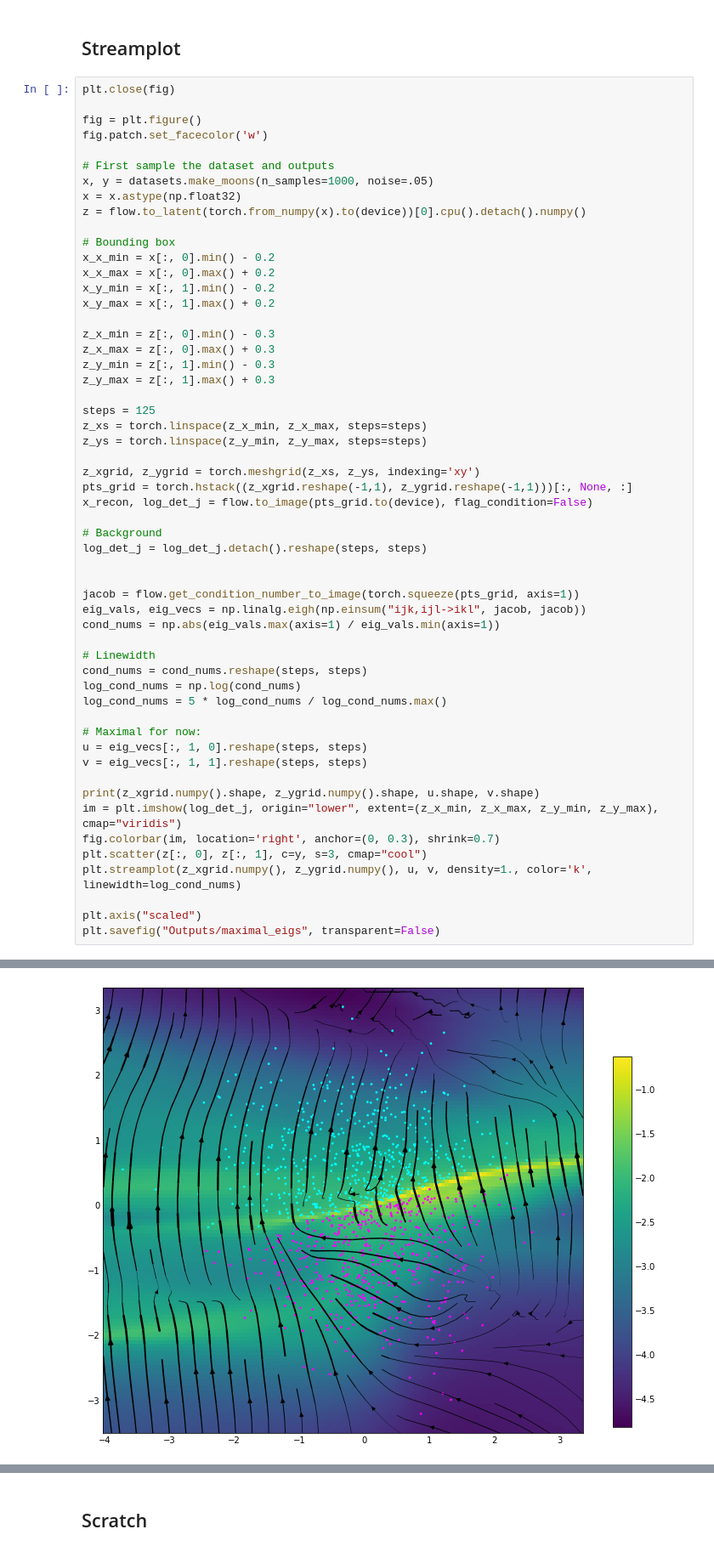
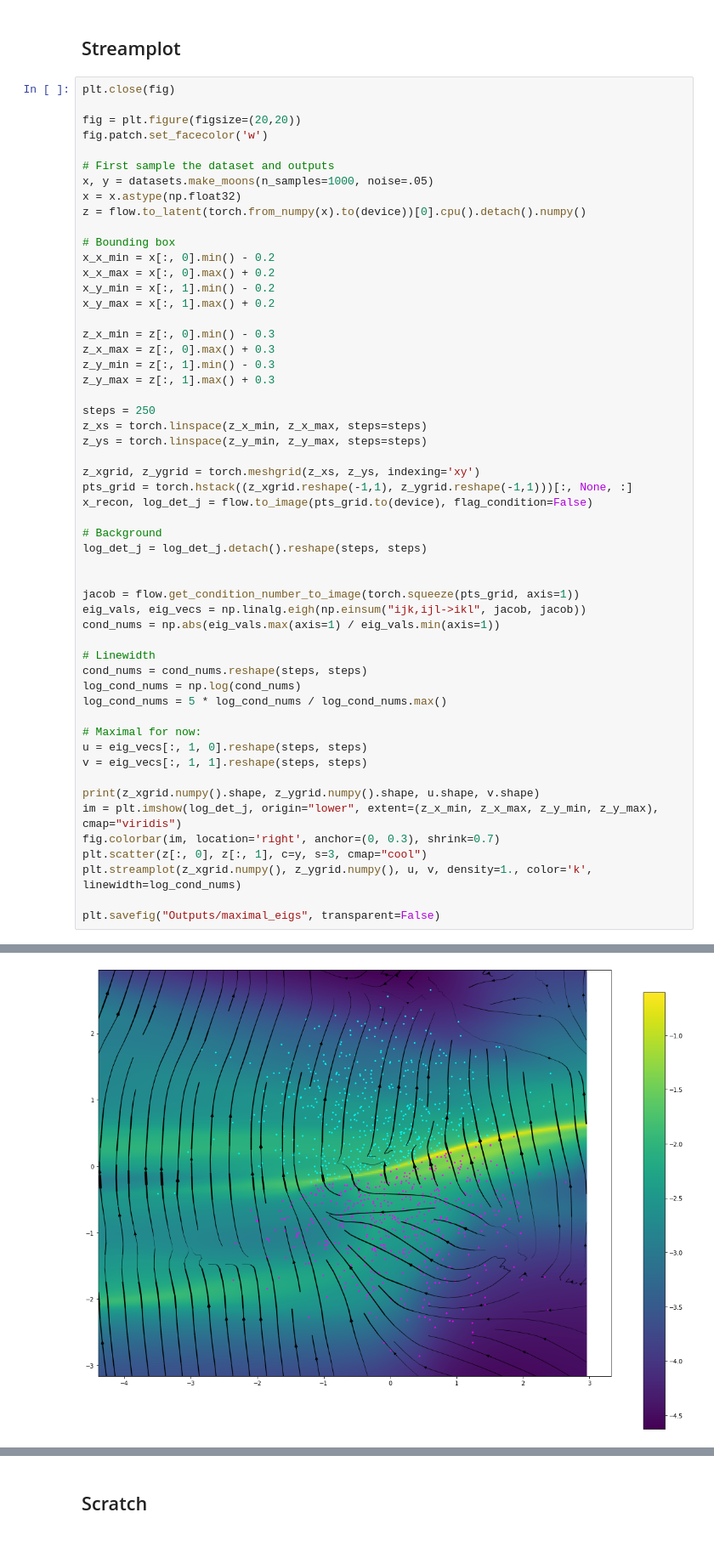
Before and after one commit to pani-vishal/GenerativeLatentSpace, a Jupyter notebook: Experiments/week_3/streamplot.ipynb, the cells around one changed output, grey strips where cells are left out. Shown: that part at 85% size. Drawn from its saved outputs; the diff is of its cells as text.

```diff
--- a/Experiments/week_3/streamplot.ipynb
+++ b/Experiments/week_3/streamplot.ipynb
@@ -85,7 +85,7 @@ Text(0.5, 1.0, '$X = g(z)$')
 # %%
 plt.close(fig)
 
-fig = plt.figure()
+fig = plt.figure(figsize=(20,20))
 fig.patch.set_facecolor('w')
 
 # First sample the dataset and outputs
@@ -104,7 +104,7 @@ z_x_max = z[:, 0].max() + 0.3
 z_y_min = z[:, 1].min() - 0.3
 z_y_max = z[:, 1].max() + 0.3
 
-steps = 125
+steps = 250
 z_xs = torch.linspace(z_x_min, z_x_max, steps=steps)
 z_ys = torch.linspace(z_y_min, z_y_max, steps=steps)
 
@@ -135,6 +135,5 @@ fig.colorbar(im, location='right', anchor=(0, 0.3), shrink=0.7)
 plt.scatter(z[:, 0], z[:, 1], c=y, s=3, cmap="cool")
 plt.streamplot(z_xgrid.numpy(), z_ygrid.numpy(), u, v, density=1., color='k', linewidth=log_cond_nums)
 
-plt.axis("scaled")
 plt.savefig("Outputs/maximal_eigs", transparent=False)
 # %% [output]
@@ -142,4 +141,4 @@ plt.savefig("Outputs/maximal_eigs", transparent=False)
-[figure, old version]
+[figure, new version]
 # %%
 plt.close(fig)
 
```
Also changed, not shown: parts of 4 cells of this notebook, 17 other files.
